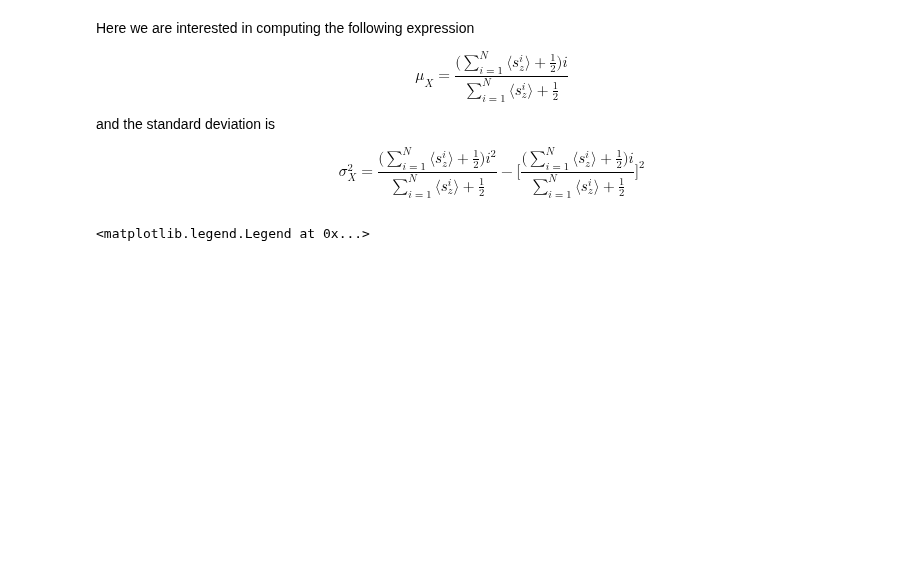
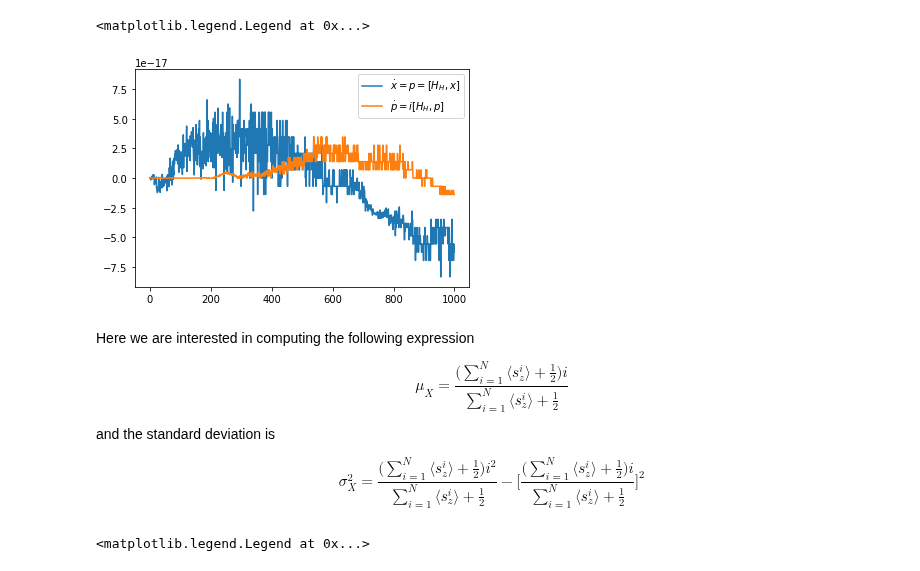
Before and after one commit to tomi-cuentitas/Spin-Chains-, a Jupyter notebook: Optimized_corr_xop_v_pop_H_SpinChain.ipynb, the cells around one changed output. Cells and saved outputs as stored; diff of their text form; code cells hidden in the pictures; blank space fills up the shorter version.

```diff
--- a/Optimized_corr_xop_v_pop_H_SpinChain.ipynb
+++ b/Optimized_corr_xop_v_pop_H_SpinChain.ipynb
@@ -138,3 +135,17 @@ plt.legend()
+# %%
+results = hamiltonian_integration(N, Jx, Jy, Jz, h, psi0, tlist, gamma, solver)
+
+#plt.plot(results[0],label="x")
+plt.plot(-1*results[1],label="$\dot{x}=p=[H_H,x]$")
+#plt.plot(results[2]-results[0]**2,label="dx^2")
+#plt.plot(results[3]-results[1]**2,label="dp^2")
+#plt.plot(-6*(results[4]-results[0]*results[1]),label="x p ")
+plt.plot(results[5],label="$\dot{p}= i[H_H,p]$")
+#plt.plot(results[3],label="comm")
+plt.legend()
+# %% [output]
+<matplotlib.legend.Legend at 0x...>
+[figure, added]
 # %% [markdown]
 Here we are interested in computing the following expression
 
```
Also changed, not shown: parts of 4 cells of this notebook.
